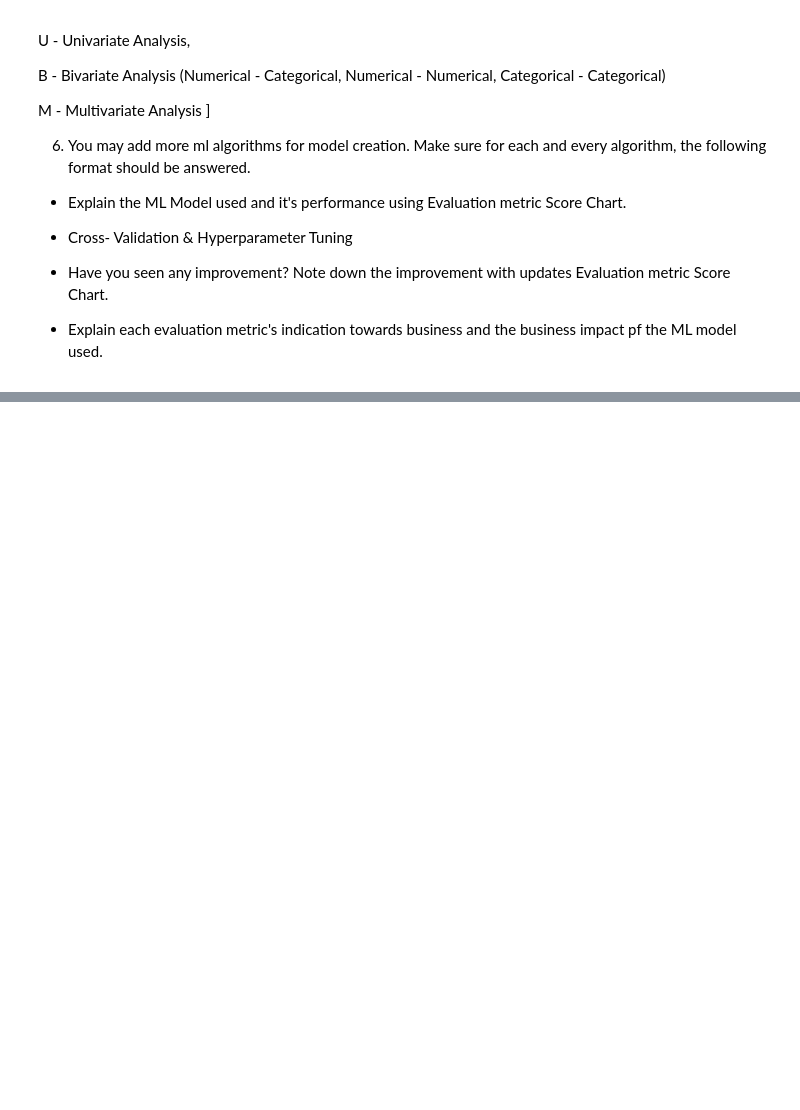
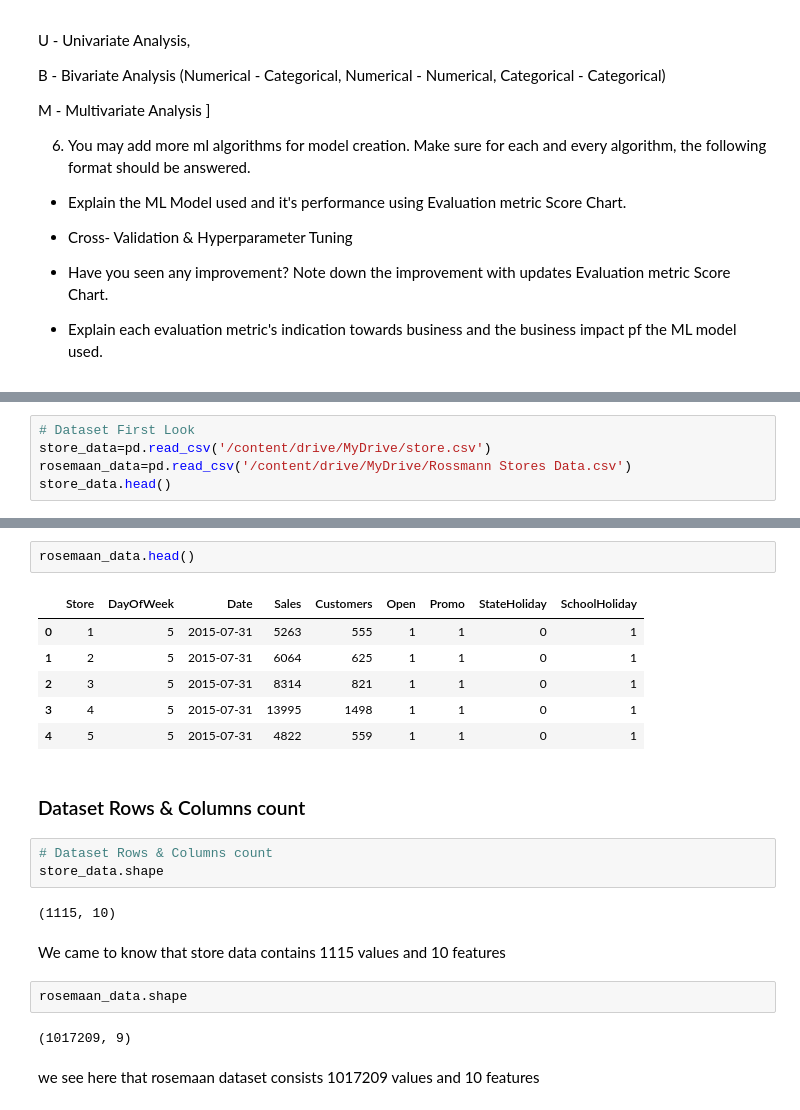
Before and after one commit to yamini1998m/-ML-Regression-ProjectTemplate.ipynb, a Jupyter notebook: ML_Regression_ProjectTemplate.ipynb, the cells around one changed output, grey strips where cells are left out. Saved outputs shown, nothing was run; the diff lists cells and outputs as text; blank space fills up the shorter version.

```diff
--- a/ML_Regression_ProjectTemplate.ipynb
+++ b/ML_Regression_ProjectTemplate.ipynb
@@ -76,0 +101,5 @@ M - Multivariate Analysis
+# %%
+# Dataset First Look
+store_data=pd.read_csv('/content/drive/MyDrive/store.csv')
+rosemaan_data=pd.read_csv('/content/drive/MyDrive/Rossmann Stores Data.csv')
+store_data.head()
@@ -76,0 +113,24 @@ M - Multivariate Analysis
+# %%
+rosemaan_data.head()
+# %% [output]
+|  | Store | DayOfWeek | Date | Sales | Customers | Open | Promo | StateHoliday | SchoolHoliday |
+| 0 | 1 | 5 | 2015-07-31 | 5263 | 555 | 1 | 1 | 0 | 1 |
+| 1 | 2 | 5 | 2015-07-31 | 6064 | 625 | 1 | 1 | 0 | 1 |
+| 2 | 3 | 5 | 2015-07-31 | 8314 | 821 | 1 | 1 | 0 | 1 |
+| 3 | 4 | 5 | 2015-07-31 | 13995 | 1498 | 1 | 1 | 0 | 1 |
+| 4 | 5 | 5 | 2015-07-31 | 4822 | 559 | 1 | 1 | 0 | 1 |
+# %% [markdown]
+### Dataset Rows & Columns count
+# %%
+# Dataset Rows & Columns count
+store_data.shape
+# %% [output]
+(1115, 10)
+# %% [markdown]
+We came to know that store data contains 1115 values and 10 features
+# %%
+rosemaan_data.shape
+# %% [output]
+(1017209, 9)
+# %% [markdown]
+we see here that rosemaan dataset consists 1017209 values and 10 features
```
Also changed, not shown: parts of 17 cells of this notebook.
